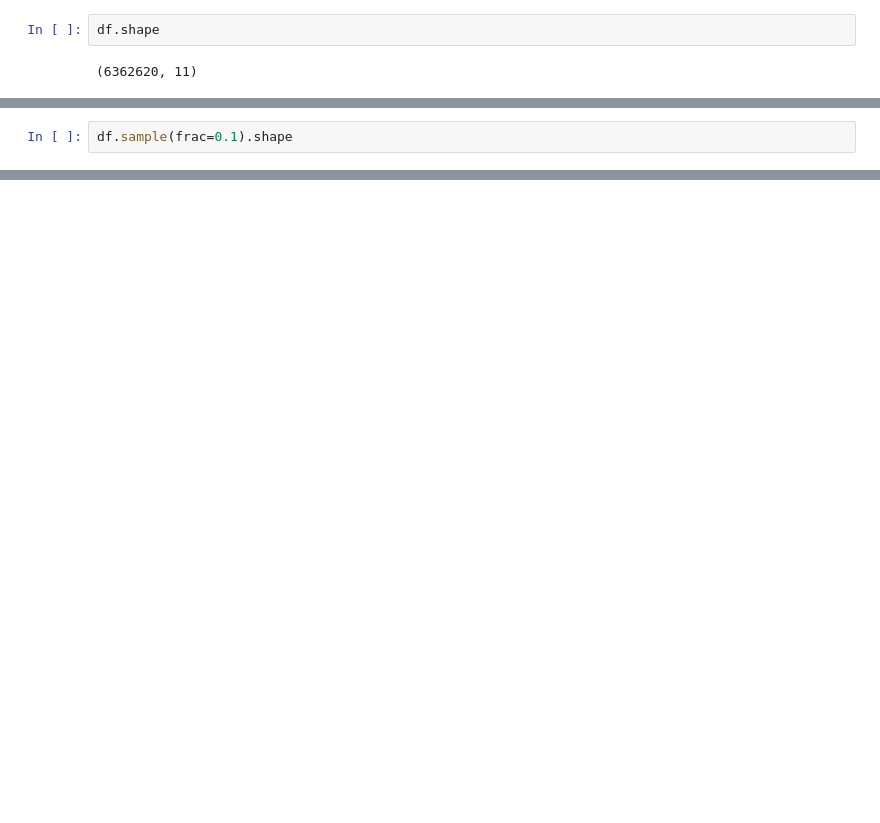
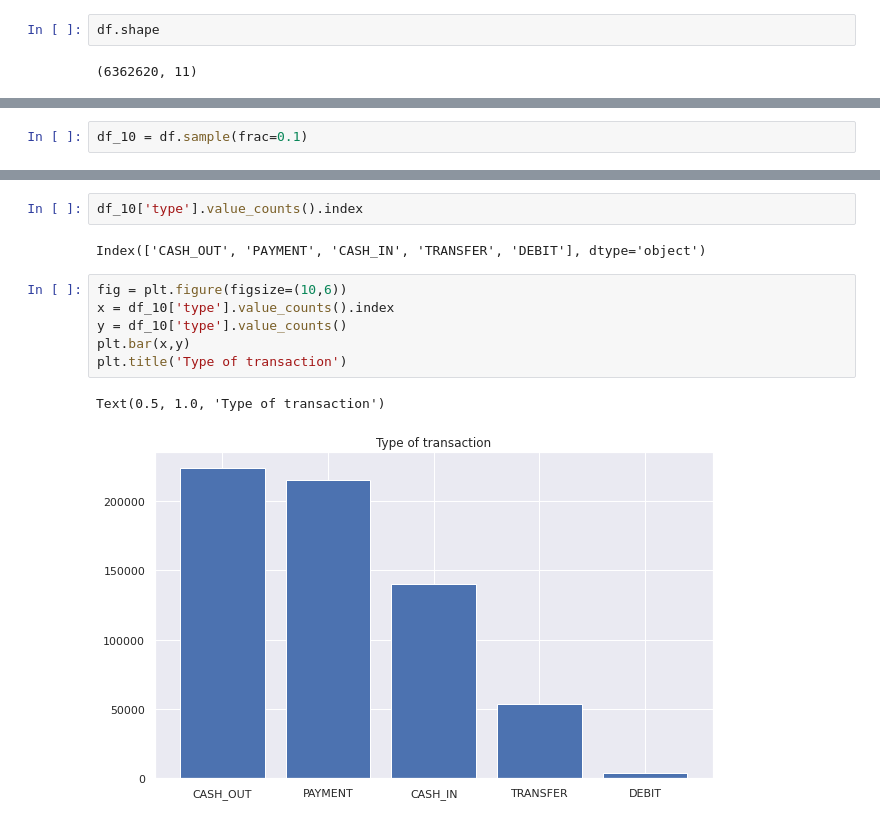
Before and after one commit to ElGarno/Stuff, a Jupyter notebook: Isolation_Forest_kaggle.ipynb, the cells around one changed output, grey strips where cells are left out. Cells and saved outputs as stored; diff of their text form; blank space fills up the shorter version.

```diff
--- a/Isolation_Forest_kaggle.ipynb
+++ b/Isolation_Forest_kaggle.ipynb
@@ -54,2 +88,2 @@ df.shape
 # %%
-df.sample(frac=0.1).shape
+df_10 = df.sample(frac=0.1)
@@ -61,0 +114,13 @@ df.shape
+# %%
+df_10['type'].value_counts().index
+# %% [output]
+Index(['CASH_OUT', 'PAYMENT', 'CASH_IN', 'TRANSFER', 'DEBIT'], dtype='object')
+# %%
+fig = plt.figure(figsize=(10,6))
+x = df_10['type'].value_counts().index
+y = df_10['type'].value_counts()
+plt.bar(x,y)
+plt.title('Type of transaction')
+# %% [output]
+Text(0.5, 1.0, 'Type of transaction')
+[figure, added]
```
Also changed, not shown: parts of 18 cells of this notebook.
